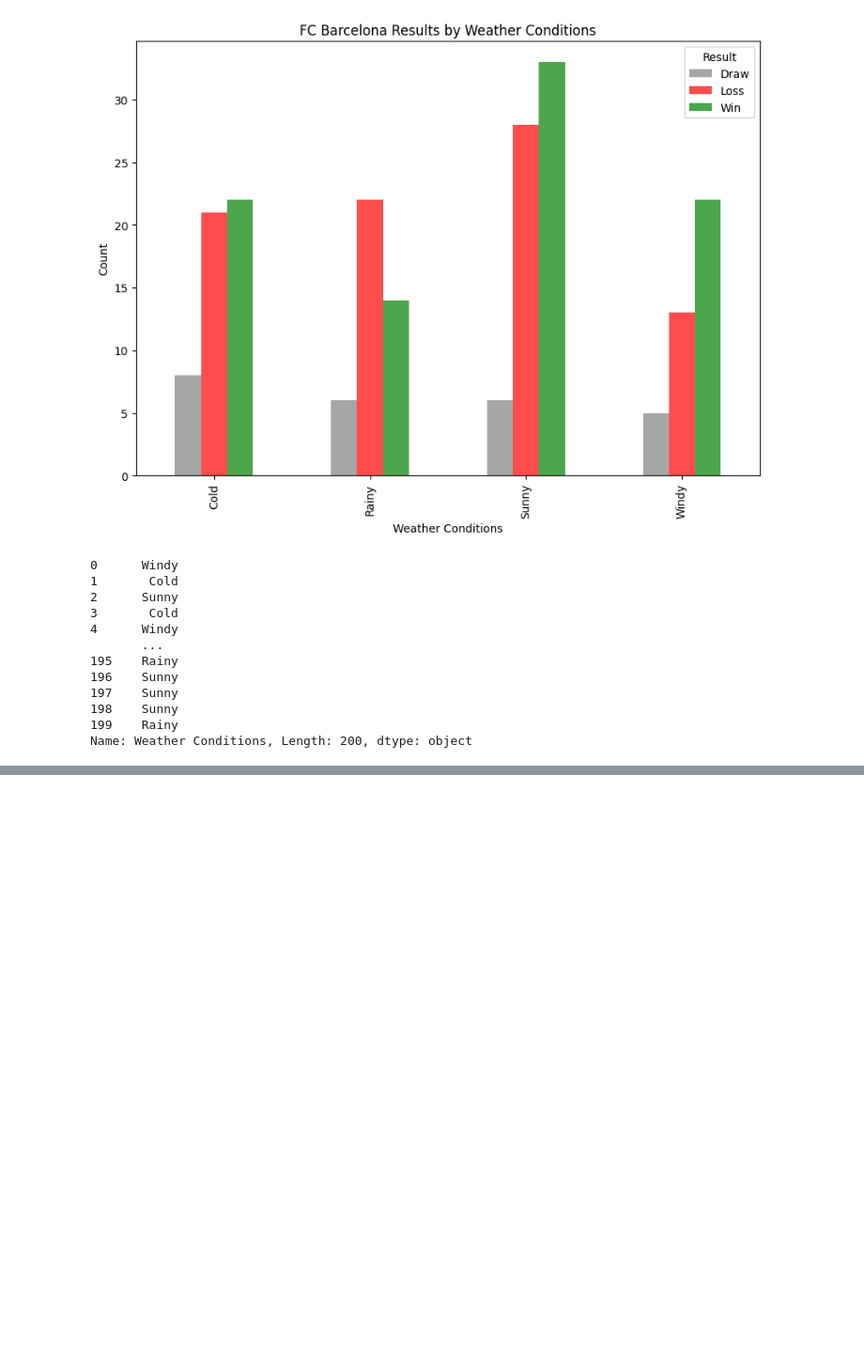
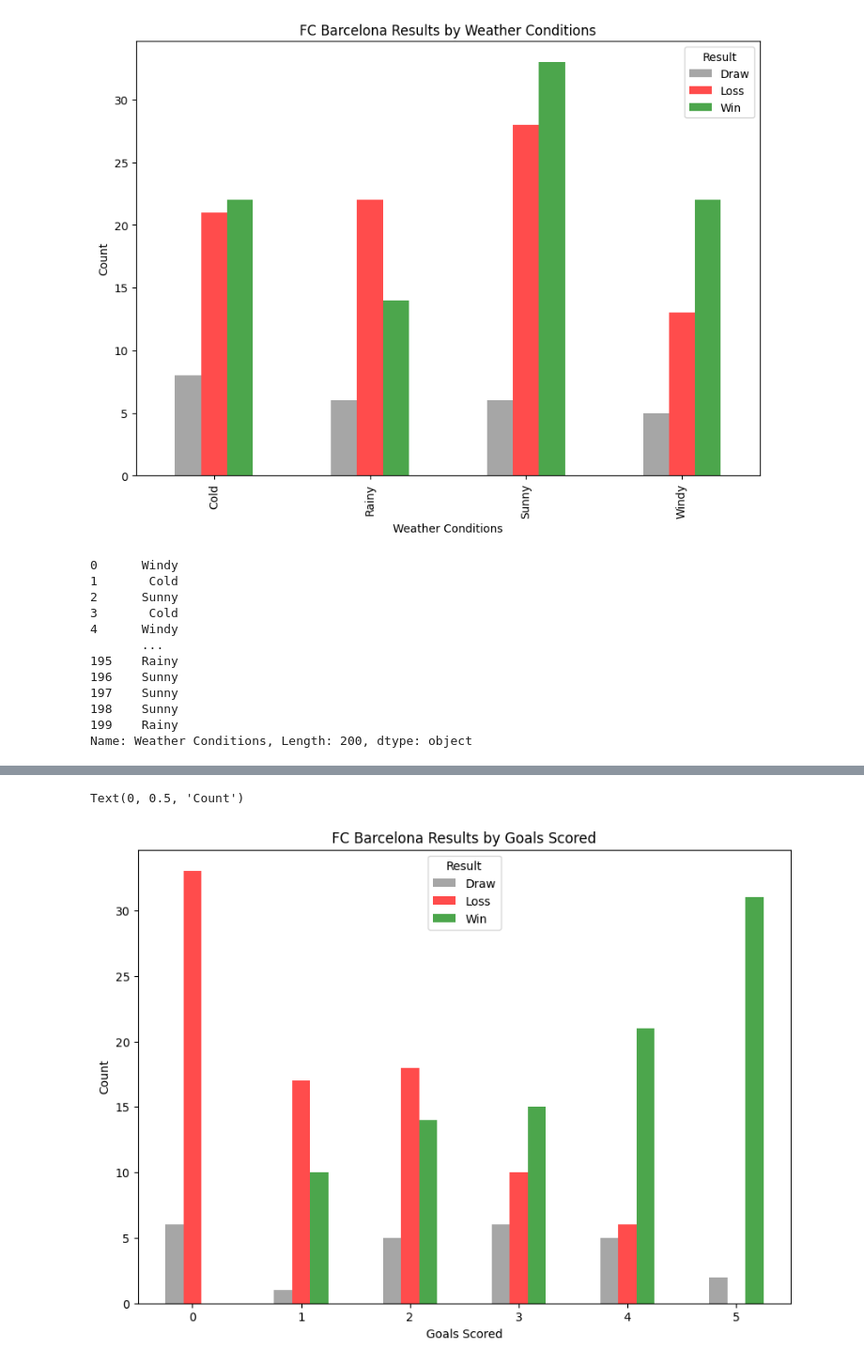
Before and after one commit to gykunju/Scientific-Computing, a Jupyter notebook: pandas/barcelona.ipynb, the cells around one changed output, grey strips where cells are left out. Shown at 94% size. Cells and saved outputs as stored; diff of their text form; code cells hidden in the pictures; blank space fills up the shorter version.

```diff
--- a/pandas/barcelona.ipynb
+++ b/pandas/barcelona.ipynb
@@ -144,0 +160,12 @@ data
+# %%
+
+goal_data = data.groupby('Goals Scored')['Result'].value_counts().unstack()
+goal_data.plot(kind='bar', figsize=(10, 7), color=('grey', 'red', 'green'), alpha=0.7)
+plt.title('FC Barcelona Results by Goals Scored')
+# despinin the x-axis
+plt.xticks(rotation=0)
+plt.xlabel('Goals Scored')
+plt.ylabel('Count')
+# %% [output]
+Text(0, 0.5, 'Count')
+[figure, added]
```
Also changed, not shown: parts of 10 cells of this notebook, 9 other files.
